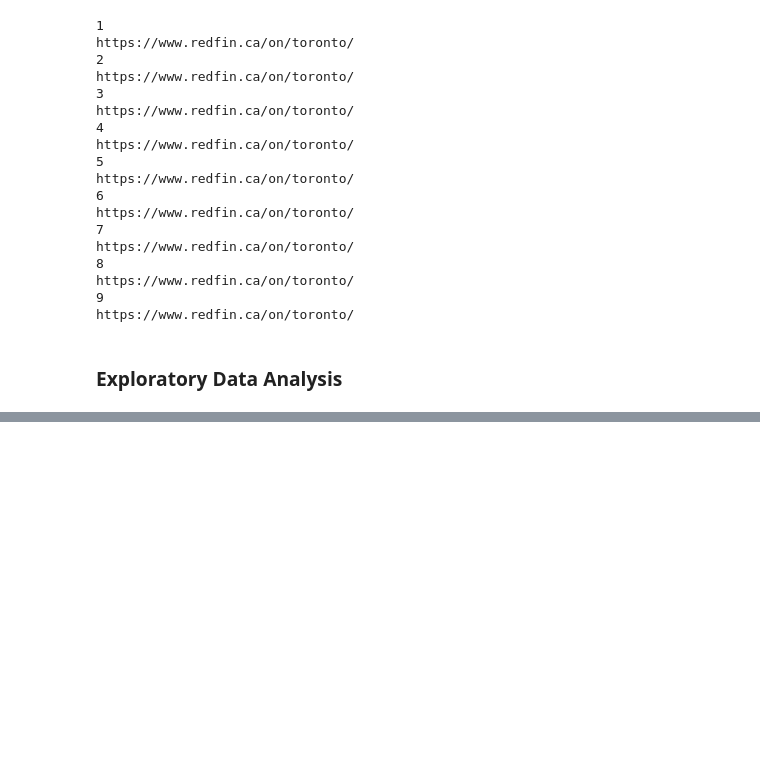
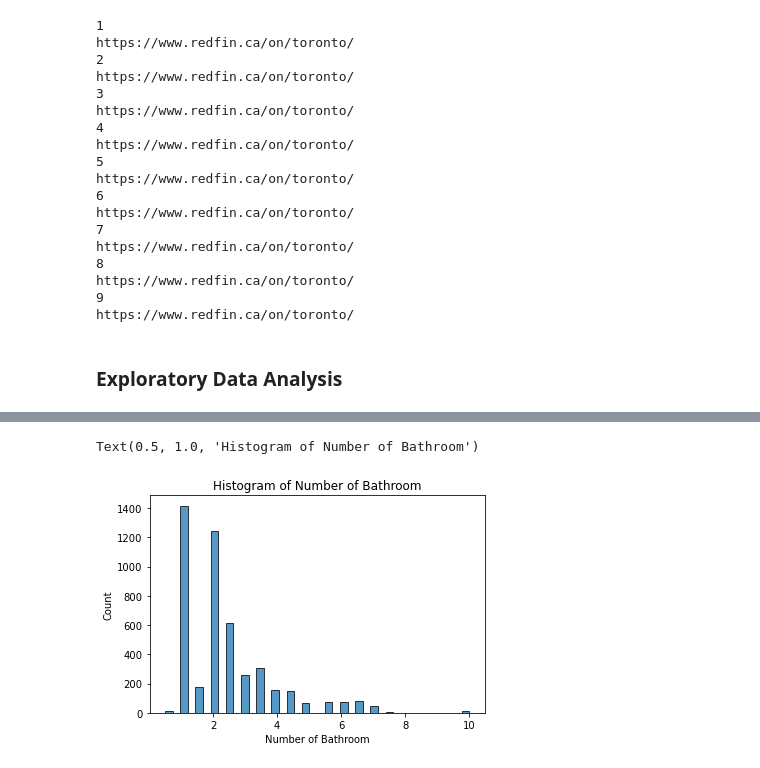
Before and after one commit to markqle/Redfin_Real_Estate_scraping-analysis, a Jupyter notebook: Redfin_Web_Scraping_EDA.ipynb, the cells around one changed output, grey strips where cells are left out. Saved outputs shown, nothing was run; the diff lists cells and outputs as text; code cells hidden in the pictures; blank space fills up the shorter version.

```diff
--- a/Redfin_Web_Scraping_EDA.ipynb
+++ b/Redfin_Web_Scraping_EDA.ipynb
@@ -323,0 +430,7 @@ for city_name in city_name_list:
+# %%
+#Show Histogram of Number of Bedroom
+snsplot2= sns.histplot(x= 'Number of Bathroom', data= data)
+snsplot2.set_title("Histogram of Number of Bathroom")
+# %% [output]
+Text(0.5, 1.0, 'Histogram of Number of Bathroom')
+[figure, added]
```
Also changed, not shown: parts of 23 cells of this notebook.
